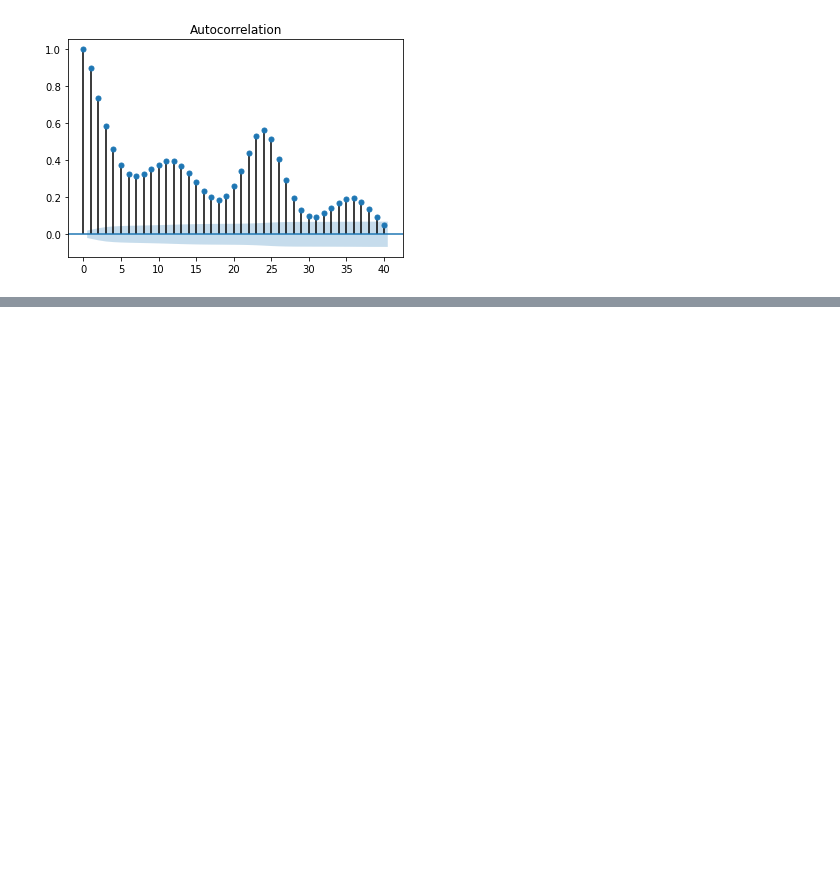
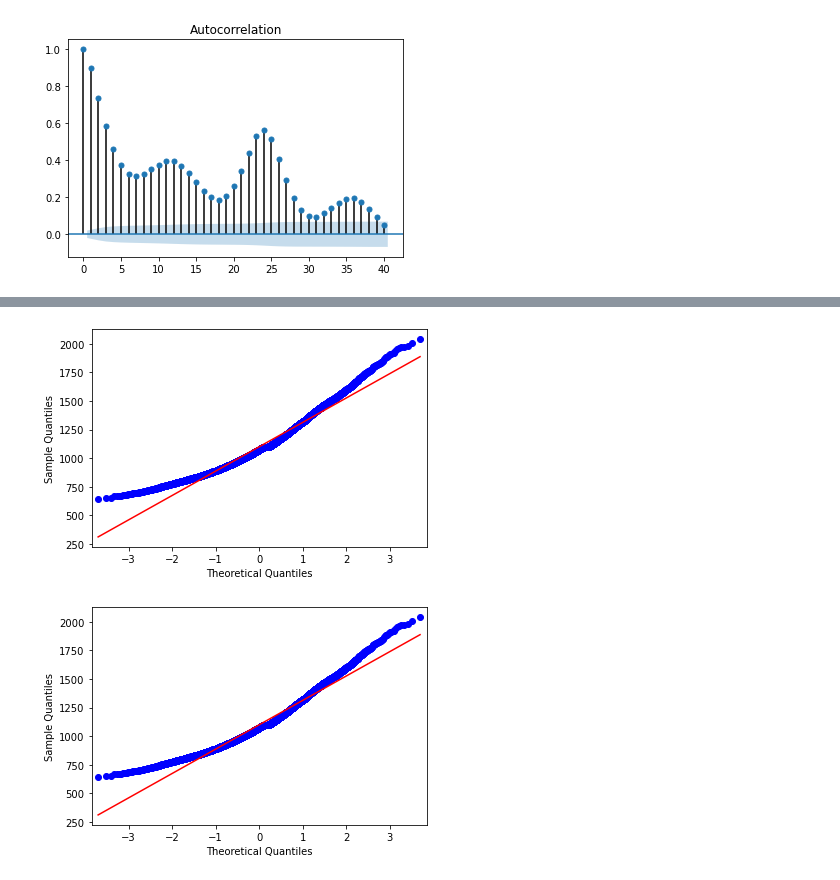
Before and after one commit to sks-07/Timeseries, a Jupyter notebook: time_series.ipynb, the cells around one changed output, grey strips where cells are left out. Drawn from its saved outputs; the diff is of its cells as text; code cells hidden in the pictures; blank space fills up the shorter version.

```diff
--- a/time_series.ipynb
+++ b/time_series.ipynb
@@ -360,0 +398,5 @@ plot_acf(S5);
+# %%
+qqplot(S1, line='s')
+# %% [output]
+[figure, added]
+[figure, added]
```
Also changed, not shown: parts of 9 cells of this notebook.
